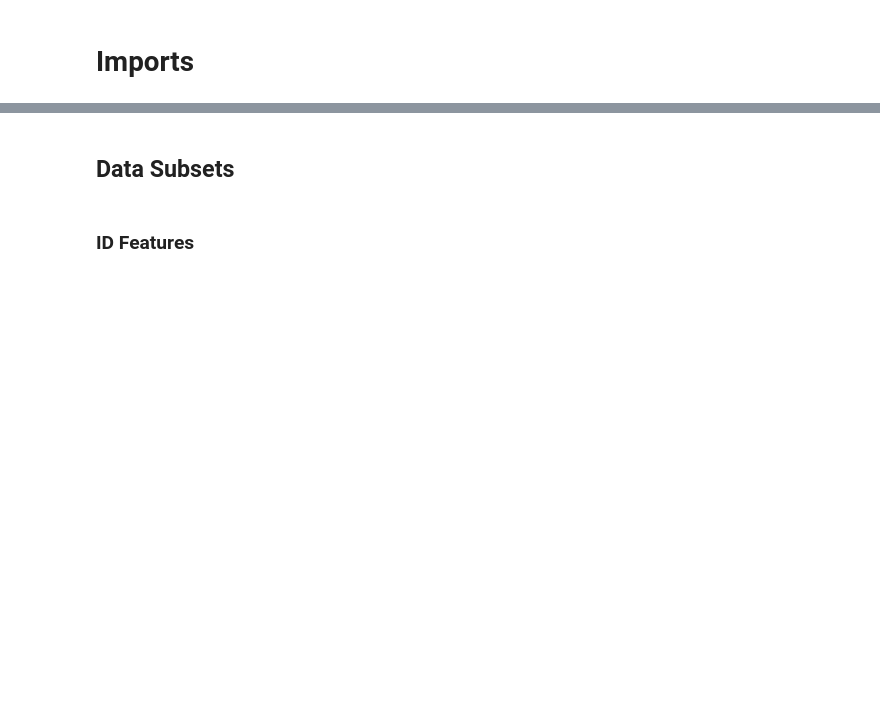
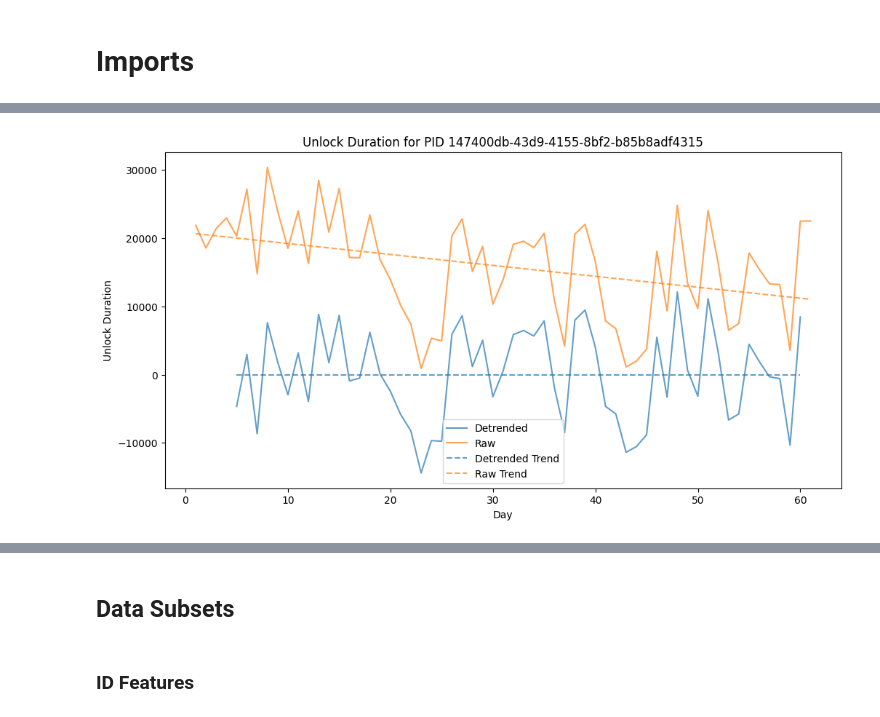
Before and after one commit to danieljwilson/3_3_experience_sampling, a Jupyter notebook: 3_3_3_data_analysis/02_analysis/Models/06_xgboost.ipynb, the cells around one changed output, grey strips where cells are left out. Drawn from its saved outputs; the diff is of its cells as text; code cells hidden in the pictures; blank space fills up the shorter version.

```diff
--- a/3_3_3_data_analysis/02_analysis/Models/06_xgboost.ipynb
+++ b/3_3_3_data_analysis/02_analysis/Models/06_xgboost.ipynb
@@ -17,6 +29,9 @@ from typing import Optional, List, Union # type tips
 # df is the non-normalized passive data with features and target
 # df = pd.read_csv('../../../3_3_2_processed_data/modeling/passive_data/df_passive_fe.csv')
 df = pd.read_csv('../../../3_3_2_processed_data/modeling/all_data/all_features.csv')
+# Rename css column to task_css
+df = df.rename(columns={'css': 'task_css'})
+
 
 # mlm_gap_df is the results of the MLM on the gap data
 mlm_gap_df = pd.read_csv('../../../3_3_2_processed_data/modeling/passive_data/mlm_gap_results_df.csv')
@@ -158,0 +39,2 @@ def expanding_window_cv_nested(df: pd.DataFrame, validation_days: int = 15) -> l
+# %%
+df_raw = pd.read_csv('/Users/djw/Documents/pCloud_synced/Academics/Projects/2020_thesis/thesis_experiments/3_experiments/3_3_experience_sampling/3_3_3_data_analysis/02_analysis/df_good.csv')
@@ -158,0 +43,81 @@ def expanding_window_cv_nested(df: pd.DataFrame, validation_days: int = 15) -> l
+# %%
+# Pick a random PID that exists in both dataframes
+common_pids = list(set(df.PID).intersection(set(df_raw.PID)))
+random_pid = np.random.choice(common_pids)
+
+# Create figure
+plt.figure(figsize=(12, 6))
+
+# Get data for selected PID
+detrended_data = df[df.PID == random_pid]
+raw_data = df_raw[df_raw.PID == random_pid]
+
+# Remove any NaN values before plotting and fitting
+detrended_data = detrended_data.dropna(subset=['day', 'passive_sk_device_total_unlock_duration'])
+raw_data = raw_data.dropna(subset=['day', 'passive_sk_device_total_unlock_duration'])
+
+# Define colors
+detrended_color = '#1f77b4'  # Default matplotlib blue
+raw_color = '#ff7f0e'  # Default matplotlib orange
+
+# Plot both lines on same axes
+plt.plot(detrended_data['day'],
+         detrended_data['passive_sk_device_total_unlock_duration'],
+         label='Detrended',
+         alpha=0.7,
+         color=detrended_color)
+plt.plot(raw_data['day'],
+         raw_data['passive_sk_device_total_unlock_duration'],
+         label='Raw',
+         alpha=0.7,
+         color=raw_color)
+
+# Add regression lines if we have enough valid data points
+if len(detrended_data) > 1:
+    # For detrended data
+    z_detrended = np.polyfit(detrended_data['day'],
+                            detrended_data['passive_sk_device_total_unlock_duration'],
+                            1)
+    p_detrended = np.poly1d(z_detrended)
+
+    # Create x values for smooth line
+    x_detrended = np.linspace(detrended_data['day'].min(),
+                             detrended_data['day'].max(),
+                             100)
+    plt.plot(x_detrended,
+             p_detrended(x_detrended),
+             '--',  # Just use dashed line style
+             alpha=0.7,
+             color=detrended_color,
+             label='Detrended Trend')
+
+if len(raw_data) > 1:
+    # For raw data
+    z_raw = np.polyfit(raw_data['day'],
+                       raw_data['passive_sk_device_total_unlock_duration'],
+                       1)
+    p_raw = np.poly1d(z_raw)
+
+    # Create x values for smooth line
+    x_raw = np.linspace(raw_data['day'].min(),
+                        raw_data['day'].max(),
+                        100)
+    plt.plot(x_raw,
+             p_raw(x_raw),
+             '--',  # Just use dashed line style
+             alpha=0.7,
+             color=raw_color,
+             label='Raw Trend')
+
+plt.title(f'Unlock Duration for PID {random_pid}')
+plt.xlabel('Day')
+plt.ylabel('Unlock Duration')
+plt.legend()
+plt.show()
+
+# Print the PID used and data points available
+print(f"Plotted data for PID: {random_pid}")
+print(f"Number of detrended data points: {len(detrended_data)}")
+print(f"Number of raw data points: {len(raw_data)}")
+# %% [output]
+[figure, added]
```
Also changed, not shown: parts of 133 cells of this notebook, 1 other file.
